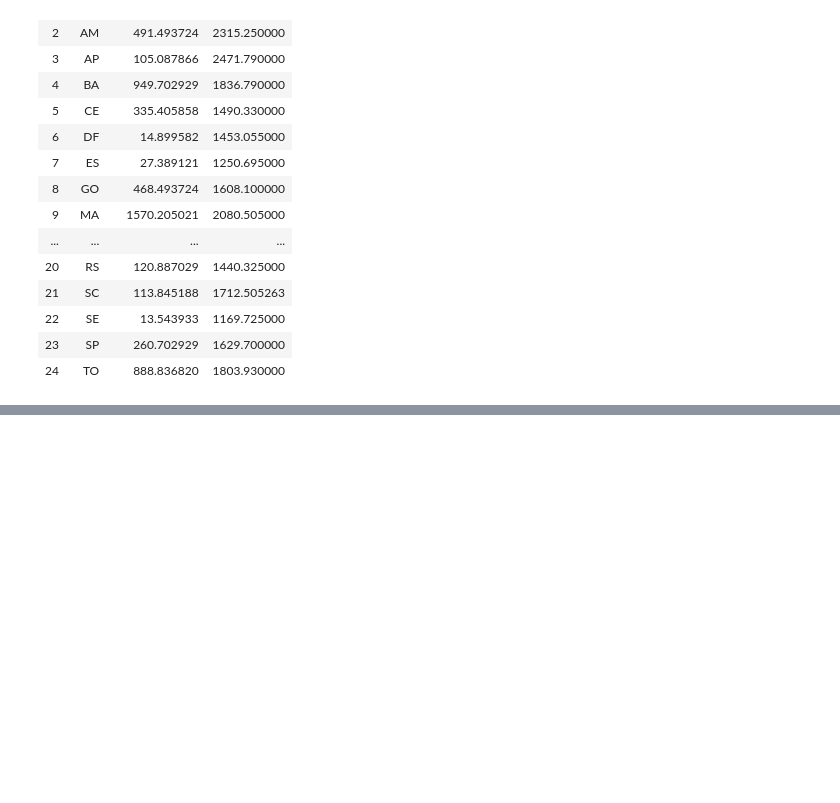
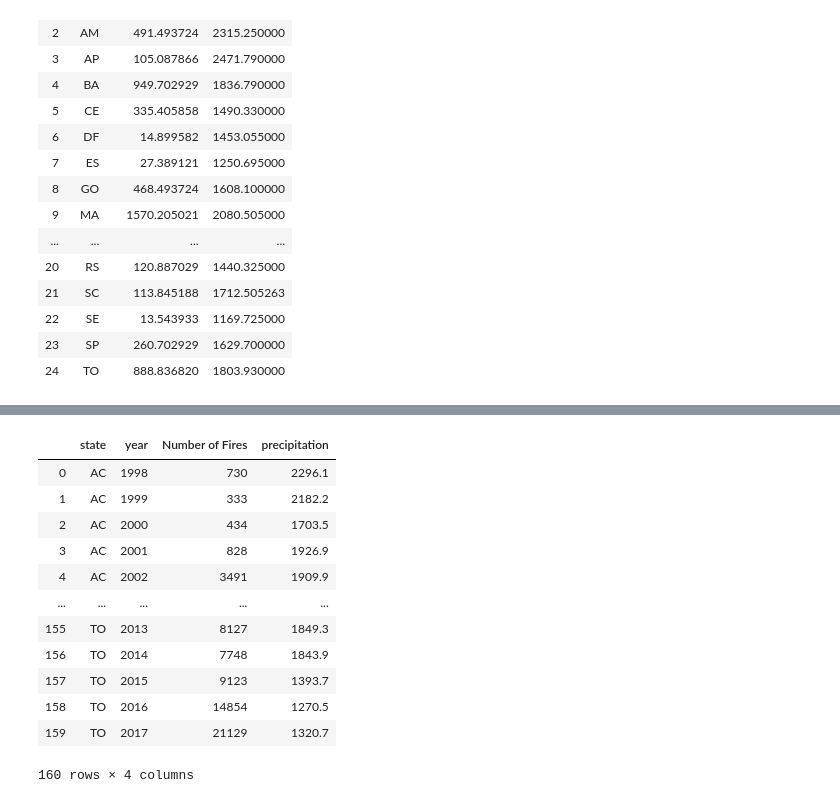
Before and after one commit to hgracemoy/Project1_Group3, a Jupyter notebook: Fire vs Rain.ipynb, the cells around one changed output, grey strips where cells are left out. Drawn from its saved outputs; the diff is of its cells as text; code cells hidden in the pictures; blank space fills up the shorter version.

```diff
--- a/Fire vs Rain.ipynb
+++ b/Fire vs Rain.ipynb
@@ -340,3 +401,17 @@ fire_amazon
 # %%
-merge_amazon = pd.merge(fire_amazon, rain_amazon, on=["state","year"])
-merge_amazon
+merge_amazon_df = pd.merge(fire_amazon, rain_amazon, on=["state","year"])
+merge_amazon_df
+# %% [output]
+|  | state | year | Number of Fires | precipitation |
+| 0 | AC | 1998 | 730 | 2296.1 |
+| 1 | AC | 1999 | 333 | 2182.2 |
+| 2 | AC | 2000 | 434 | 1703.5 |
+| 3 | AC | 2001 | 828 | 1926.9 |
+| 4 | AC | 2002 | 3491 | 1909.9 |
+| ... | ... | ... | ... | ... |
+| 155 | TO | 2013 | 8127 | 1849.3 |
+| 156 | TO | 2014 | 7748 | 1843.9 |
+| 157 | TO | 2015 | 9123 | 1393.7 |
+| 158 | TO | 2016 | 14854 | 1270.5 |
+| 159 | TO | 2017 | 21129 | 1320.7 |
+160 rows × 4 columns
```
Also changed, not shown: parts of 9 cells of this notebook, 2 other files.
